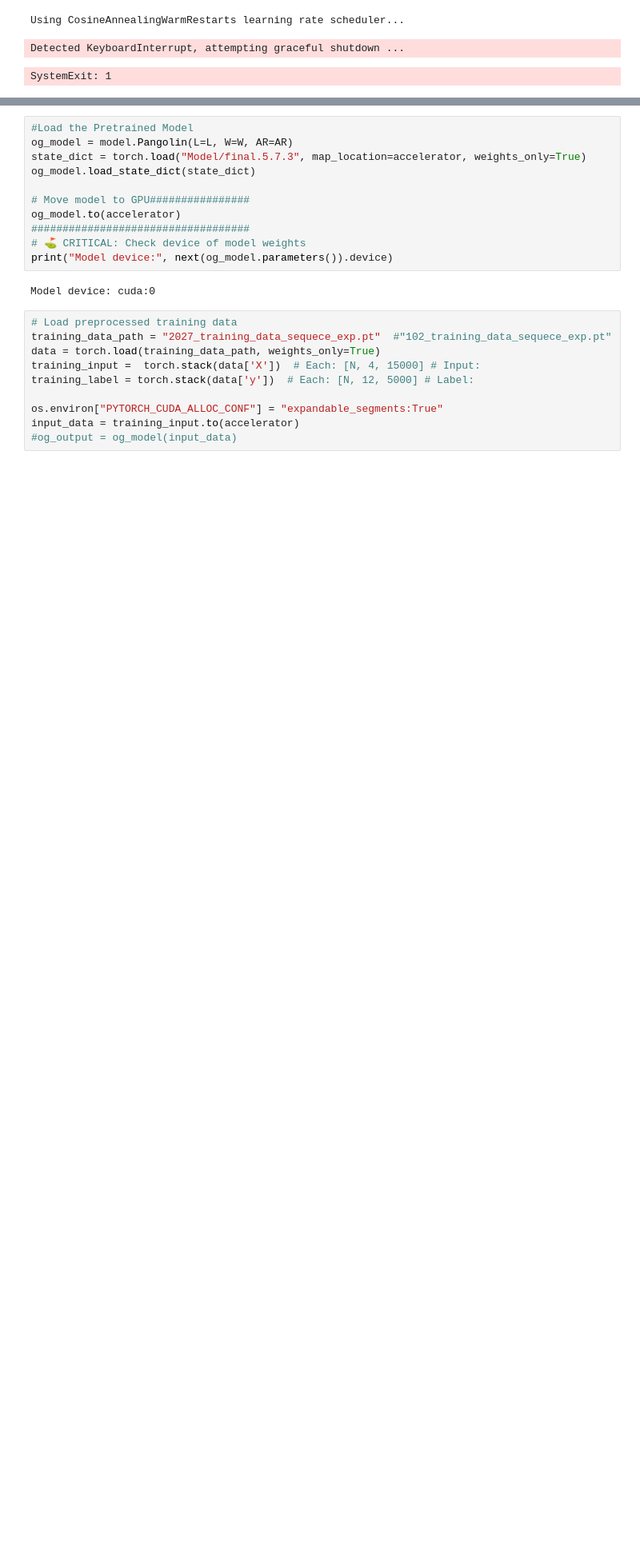
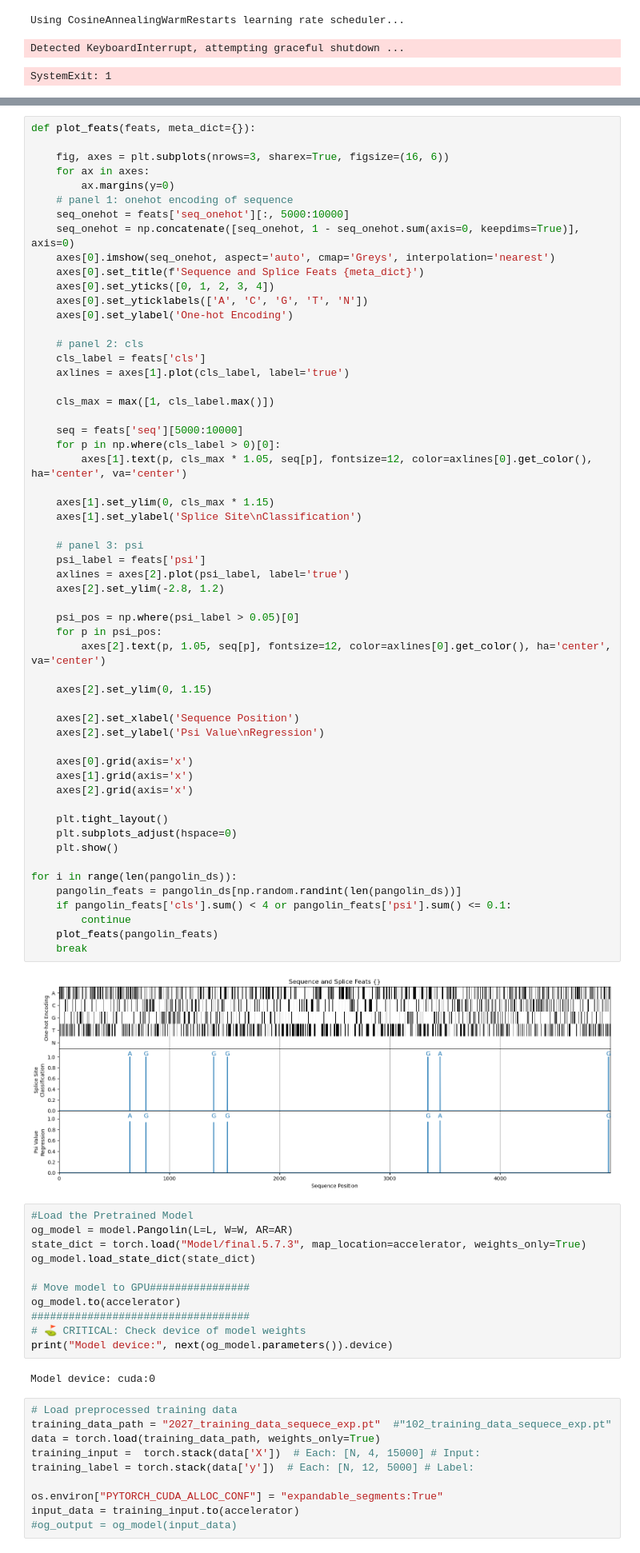
Before and after one commit to qiuresearch/AmbiSplice, a Jupyter notebook: model_training.ipynb, the cells around one changed output, grey strips where cells are left out. Shown at 80% size. Saved outputs shown, nothing was run; the diff lists cells and outputs as text; blank space fills up the shorter version.

```diff
--- a/model_training.ipynb
+++ b/model_training.ipynb
@@ -114,3 +347,61 @@ socket.send() raised exception.
+# %%
+def plot_feats(feats, meta_dict={}):
+
+    fig, axes = plt.subplots(nrows=3, sharex=True, figsize=(16, 6))
+    for ax in axes:
+        ax.margins(y=0)
+    # panel 1: onehot encoding of sequence
+    seq_onehot = feats['seq_onehot'][:, 5000:10000]
+    seq_onehot = np.concatenate([seq_onehot, 1 - seq_onehot.sum(axis=0, keepdims=True)], axis=0)
+    axes[0].imshow(seq_onehot, aspect='auto', cmap='Greys', interpolation='nearest')
+    axes[0].set_title(f'Sequence and Splice Feats {meta_dict}')
+    axes[0].set_yticks([0, 1, 2, 3, 4])
+    axes[0].set_yticklabels(['A', 'C', 'G', 'T', 'N'])
+    axes[0].set_ylabel('One-hot Encoding')
+
+    # panel 2: cls
+    cls_label = feats['cls']
+    axlines = axes[1].plot(cls_label, label='true')
+
+    cls_max = max([1, cls_label.max()])
+
+    seq = feats['seq'][5000:10000]
+    for p in np.where(cls_label > 0)[0]:
+        axes[1].text(p, cls_max * 1.05, seq[p], fontsize=12, color=axlines[0].get_color(), ha='center', va='center')
+
+    axes[1].set_ylim(0, cls_max * 1.15)
+    axes[1].set_ylabel('Splice Site\nClassification')
+
+    # panel 3: psi
+    psi_label = feats['psi']
+    axlines = axes[2].plot(psi_label, label='true')
+    axes[2].set_ylim(-2.8, 1.2)
+
+    psi_pos = np.where(psi_label > 0.05)[0]
+    for p in psi_pos:
+        axes[2].text(p, 1.05, seq[p], fontsize=12, color=axlines[0].get_color(), ha='center', va='center')
+
+    axes[2].set_ylim(0, 1.15)
+
+    axes[2].set_xlabel('Sequence Position')
+    axes[2].set_ylabel('Psi Value\nRegression')
+
+    axes[0].grid(axis='x')
+    axes[1].grid(axis='x')
+    axes[2].grid(axis='x')
+
+    plt.tight_layout()
+    plt.subplots_adjust(hspace=0)
+    plt.show()
+
+for i in range(len(pangolin_ds)):
+    pangolin_feats = pangolin_ds[np.random.randint(len(pangolin_ds))]
+    if pangolin_feats['cls'].sum() < 4 or pangolin_feats['psi'].sum() <= 0.1:
+        continue
+    plot_feats(pangolin_feats)
+    break
+# %% [output]
+[figure, added]
 # %%
 #Load the Pretrained Model
 og_model = model.Pangolin(L=L, W=W, AR=AR)
```
Also changed, not shown: parts of 10 cells of this notebook, 8 other files.
